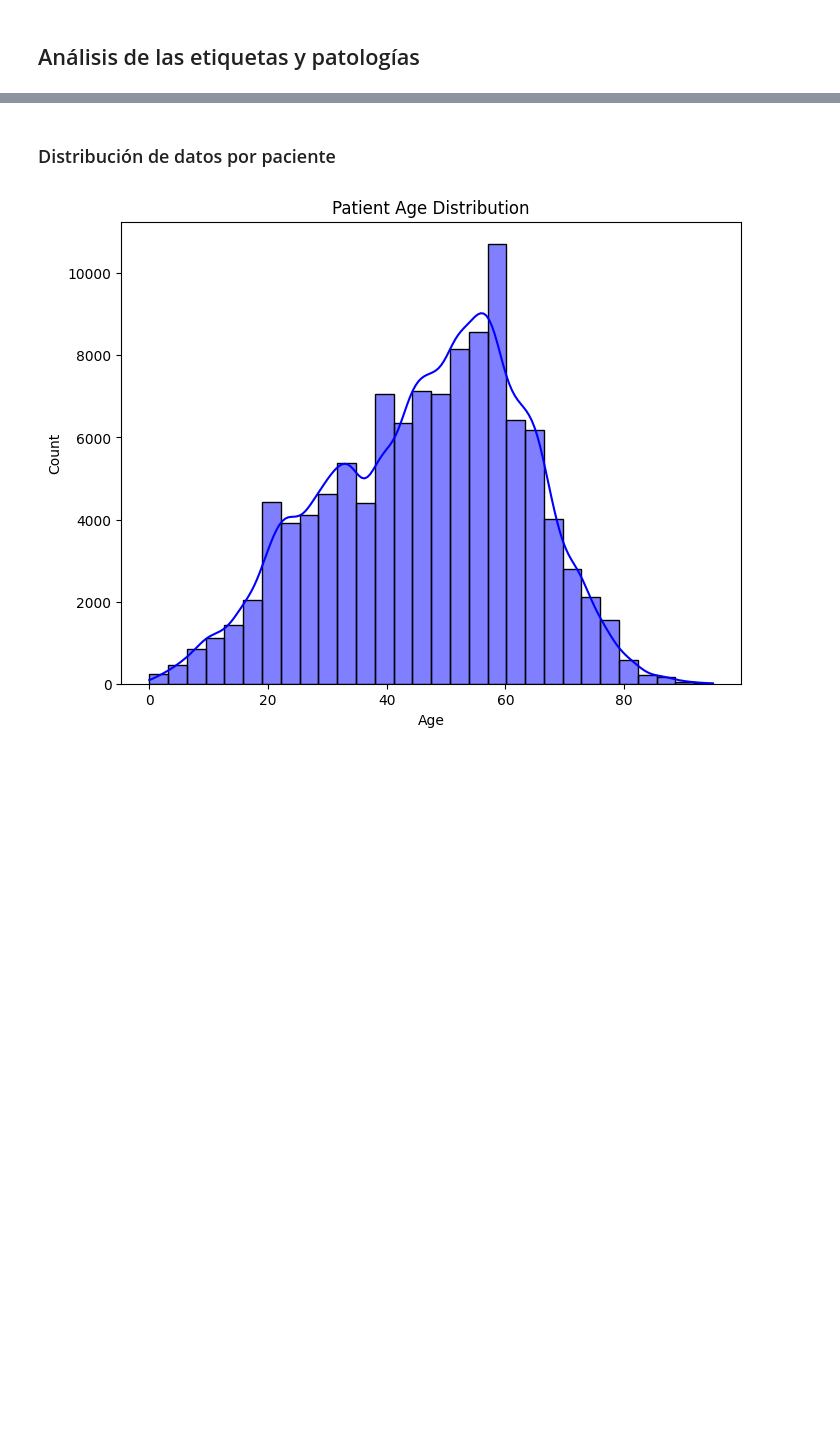
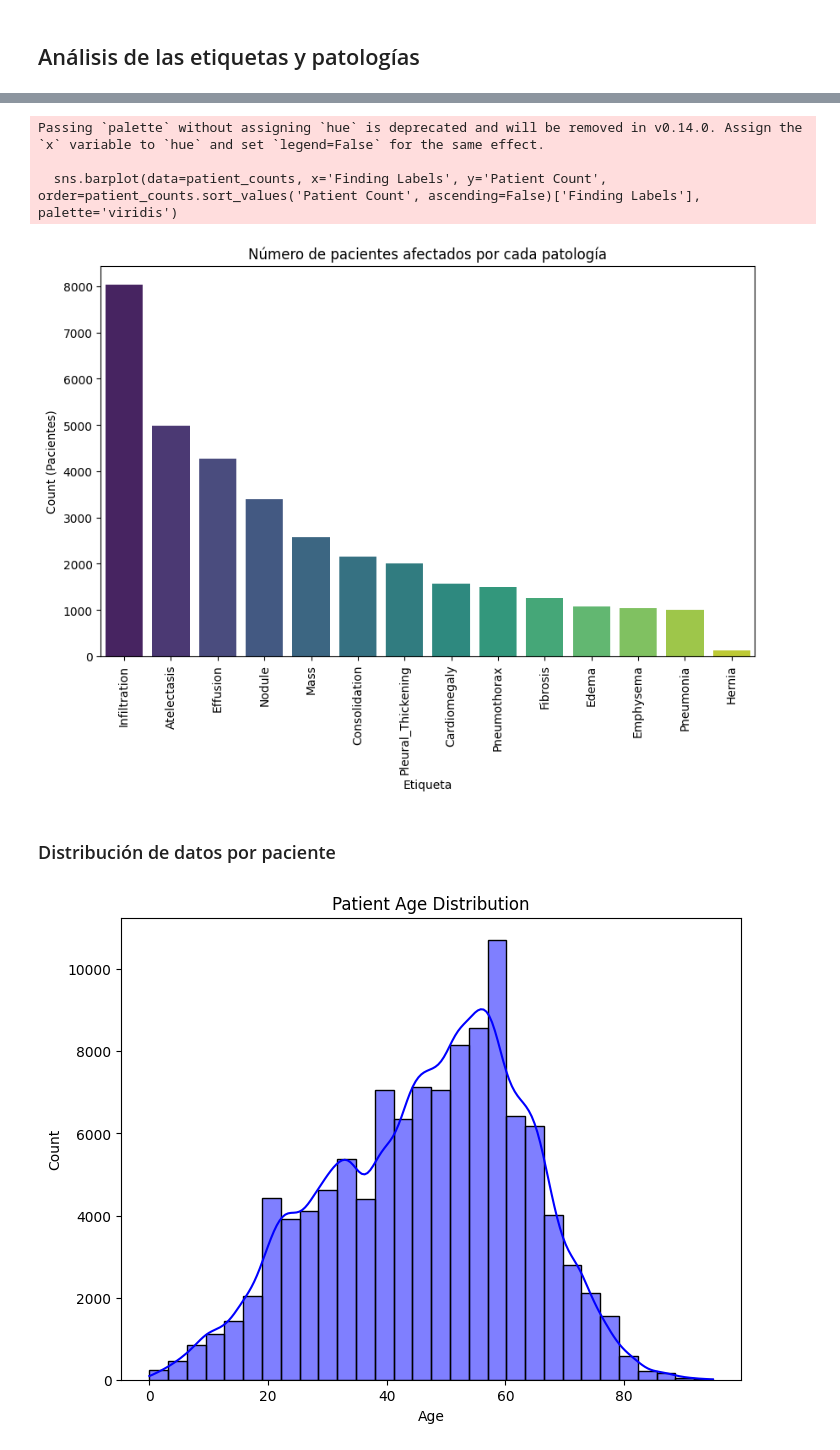
Before and after one commit to RodriguezMarta/ChestX-ray8_classification, a Jupyter notebook: notebooks/01_EDA.ipynb, the cells around one changed output, grey strips where cells are left out. Saved outputs shown, nothing was run; the diff lists cells and outputs as text; code cells hidden in the pictures; blank space fills up the shorter version.

```diff
--- a/notebooks/01_EDA.ipynb
+++ b/notebooks/01_EDA.ipynb
@@ -80,3 +144,19 @@ Number of multi-label cases: 20796
+# %%
+patient_counts = metadata_filtered.groupby('Finding Labels')['Patient ID'].nunique().reset_index()
+patient_counts.columns = ['Finding Labels', 'Patient Count']
+
+plt.figure(figsize=(10, 6))
+sns.barplot(data=patient_counts, x='Finding Labels', y='Patient Count', order=patient_counts.sort_values('Patient Count', ascending=False)['Finding Labels'], palette='viridis')
+plt.xlabel('Etiqueta')
+plt.ylabel('Count (Pacientes)')
+plt.title('Número de pacientes afectados por cada patología')
+plt.xticks(rotation=90)
+plt.show()
+# %% [output]
+Passing `palette` without assigning `hue` is deprecated and will be removed in v0.14.0. Assign the `x` variable to `hue` and set `legend=False` for the same effect.
+
+  sns.barplot(data=patient_counts, x='Finding Labels', y='Patient Count', order=patient_counts.sort_values('Patient Count', ascending=False)['Finding Labels'], palette='viridis')
+[figure, added]
 # %% [markdown]
 ### Distribución de datos por paciente
 # %%
```
Also changed, not shown: parts of 25 cells of this notebook, 29 other files.
